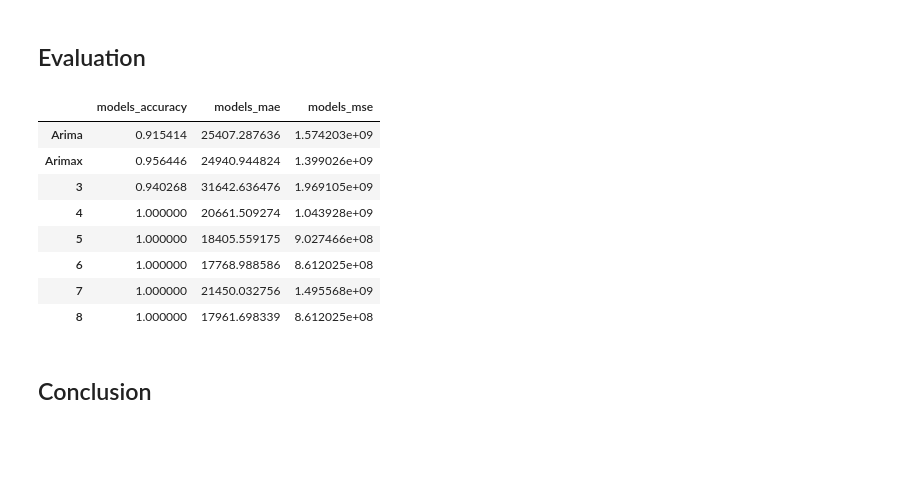
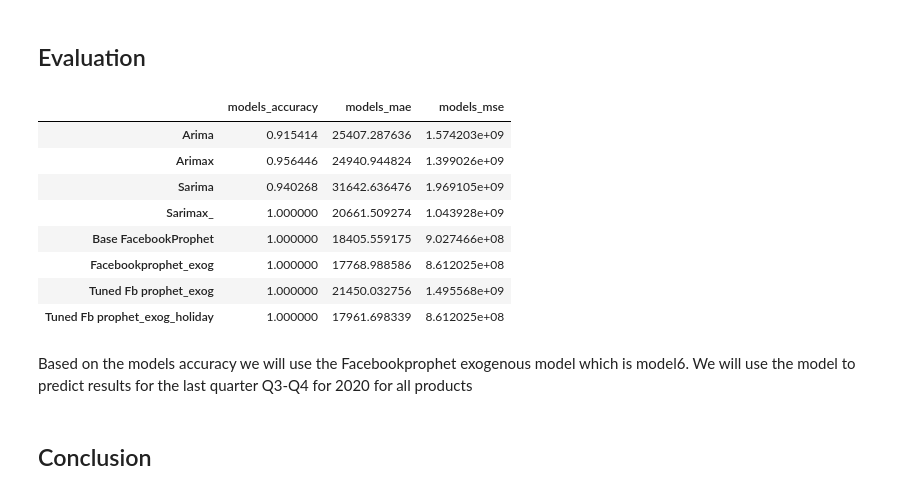
Before and after one commit to felix-n12/Retail-Forecasting, a Jupyter notebook: retail_forecasting.ipynb, the cells around one changed output. Saved outputs shown, nothing was run; the diff lists cells and outputs as text; code cells hidden in the pictures; blank space fills up the shorter version.

```diff
--- a/retail_forecasting.ipynb
+++ b/retail_forecasting.ipynb
@@ -1627,18 +1627,18 @@ The average accuracy  is 1.0
 # %%
 models_mae=[model1_mae,model2_mae,model3_mae,model4_mae,model5_mae,model6_mae,model7_mae,model8_mae]
 models_mse=[model1_mse,model2_mse,model3_mse,model4_mse,model5_mse,model6_mse,model7_mse,model8_mse]
 models_accuracy=[model1_accuracy,model2_accuracy,model3_accuracy,model4_accuracy,model5_accuracy,model6_accuracy,model7_accuracy,model8_accuracy]
 
 eval_data={'models_accuracy':models_accuracy,'models_mae':models_mae,'models_mse':models_mse}
-eval_dta=pd.DataFrame(eval_data,index=['Arima','Arimax','3','4','5','6','7','8'])
+eval_dta=pd.DataFrame(eval_data,index=['Arima','Arimax','Sarima ','Sarimax_','Base FacebookProphet','Facebookprophet_exog','Tuned Fb prophet_exog ','Tuned Fb prophet_exog_holiday'])
 eval_dta
 # %% [output]
 |  | models_accuracy | models_mae | models_mse |
 | Arima | 0.915414 | 25407.287636 | 1.574203e+09 |
 | Arimax | 0.956446 | 24940.944824 | 1.399026e+09 |
-| 3 | 0.940268 | 31642.636476 | 1.969105e+09 |
-| 4 | 1.000000 | 20661.509274 | 1.043928e+09 |
-| 5 | 1.000000 | 18405.559175 | 9.027466e+08 |
-| 6 | 1.000000 | 17768.988586 | 8.612025e+08 |
-| 7 | 1.000000 | 21450.032756 | 1.495568e+09 |
-| 8 | 1.000000 | 17961.698339 | 8.612025e+08 |
+| Sarima | 0.940268 | 31642.636476 | 1.969105e+09 |
+| Sarimax_ | 1.000000 | 20661.509274 | 1.043928e+09 |
+| Base FacebookProphet | 1.000000 | 18405.559175 | 9.027466e+08 |
+| Facebookprophet_exog | 1.000000 | 17768.988586 | 8.612025e+08 |
+| Tuned Fb prophet_exog | 1.000000 | 21450.032756 | 1.495568e+09 |
+| Tuned Fb prophet_exog_holiday | 1.000000 | 17961.698339 | 8.612025e+08 |
@@ -1647,2 +1645,5 @@ eval_dta
+# %% [markdown]
+Based on the models accuracy we will use the Facebookprophet exogenous model which is model6.
+ We will use the model to predict results for the last quarter Q3-Q4 for 2020 for all products
 # %% [markdown]
 ## Conclusion
```
Also changed, not shown: parts of 3 cells of this notebook.
